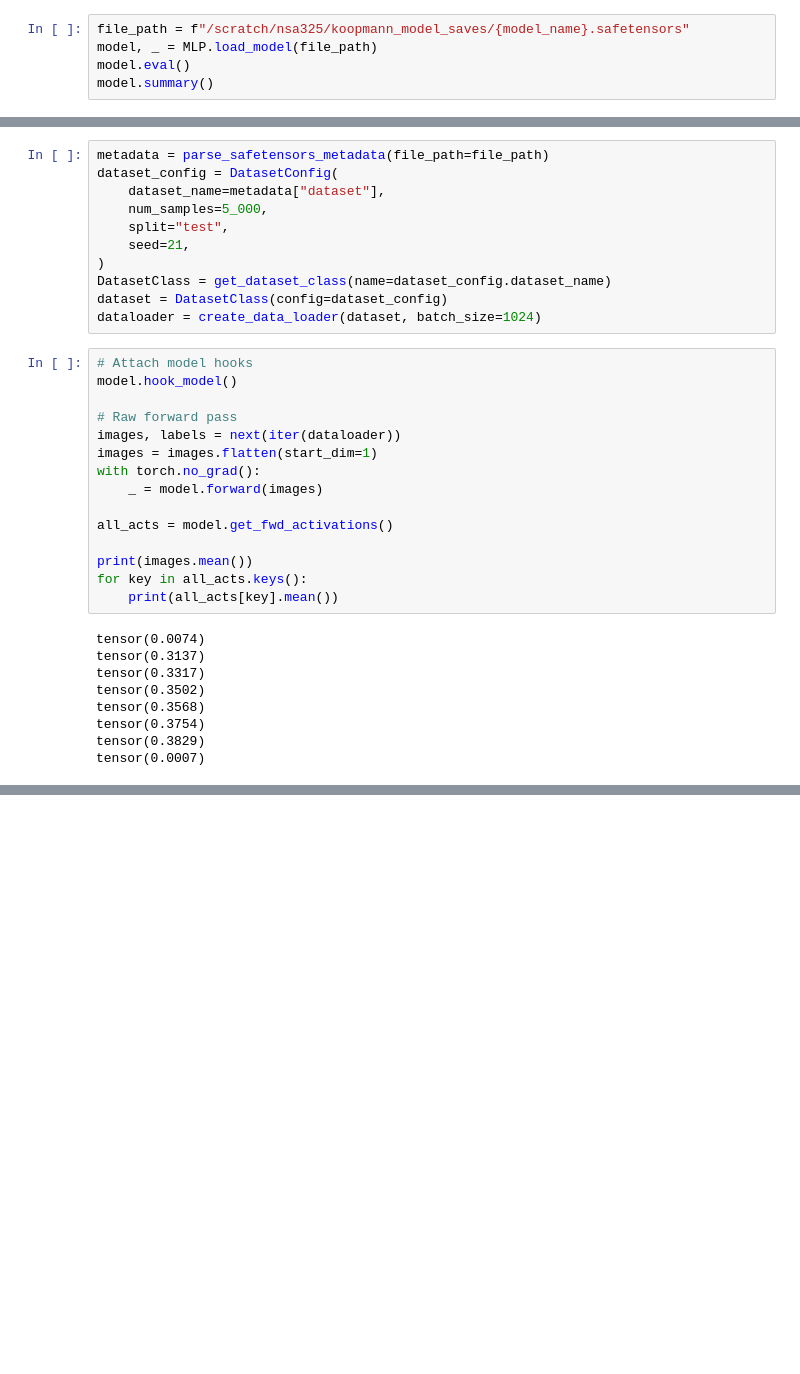
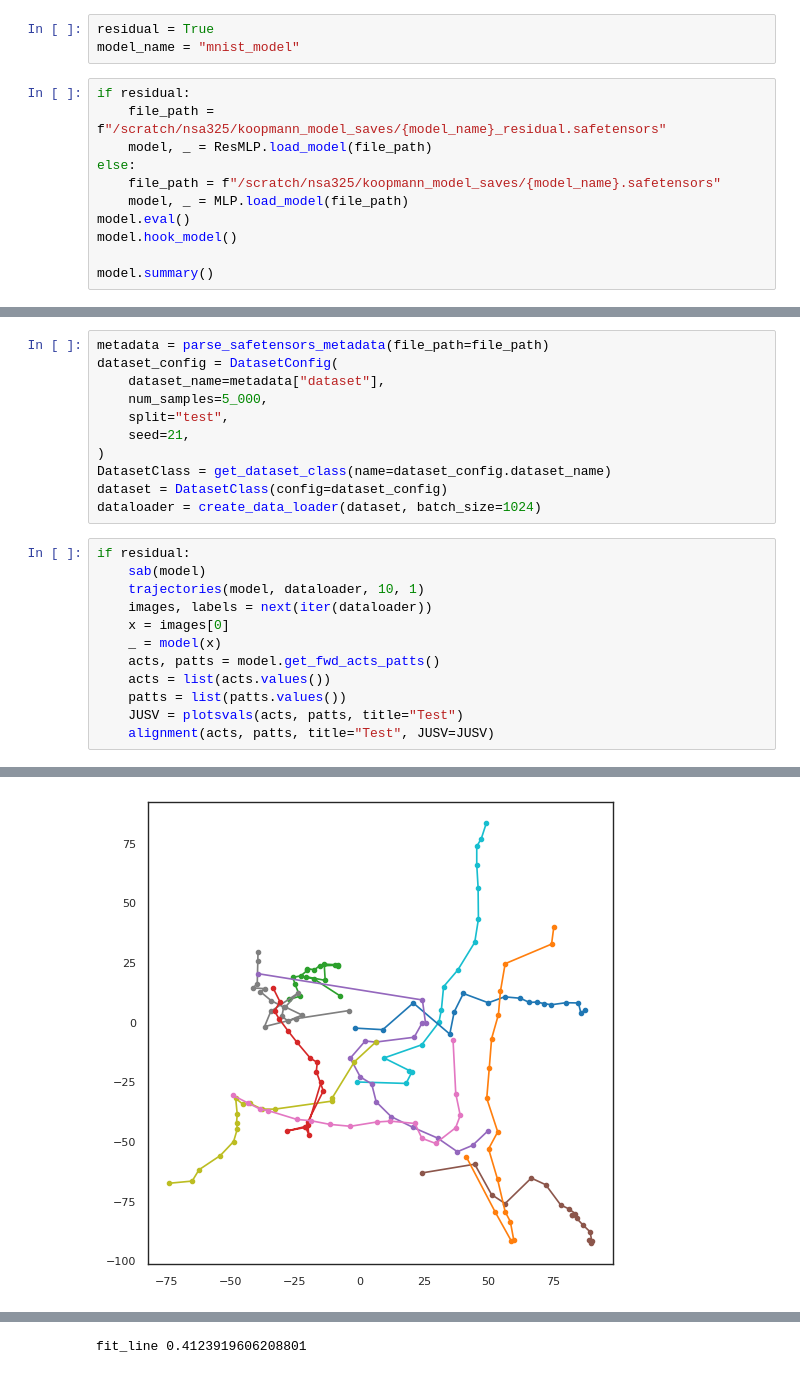
Before and after one commit to niniack/koopmann, a Jupyter notebook: analysis/00_original_model.ipynb, the cells around one changed output, grey strips where cells are left out. Cells and saved outputs as stored; diff of their text form; blank space fills up the shorter version.

Commit message:
align resmlp with mlp

```diff
--- a/analysis/00_original_model.ipynb
+++ b/analysis/00_original_model.ipynb
@@ -25,6 +27,15 @@ model_name = "mnist_model"
+# %%
+residual = True
+model_name = "mnist_model"
 # %%
-file_path = f"/scratch/nsa325/koopmann_model_saves/{model_name}.safetensors"
-model, _ = MLP.load_model(file_path)
+if residual:
+    file_path = f"/scratch/nsa325/koopmann_model_saves/{model_name}_residual.safetensors"
+    model, _ = ResMLP.load_model(file_path)
+else:
+    file_path = f"/scratch/nsa325/koopmann_model_saves/{model_name}.safetensors"
+    model, _ = MLP.load_model(file_path)
 model.eval()
+model.hook_model()
+
 model.summary()
 # %% [output]
@@ -90,27 +102,16 @@ dataset_config = DatasetConfig(
 DatasetClass = get_dataset_class(name=dataset_config.dataset_name)
 dataset = DatasetClass(config=dataset_config)
 dataloader = create_data_loader(dataset, batch_size=1024)
-# %%
-# Attach model hooks
-model.hook_model()
-
-# Raw forward pass
-images, labels = next(iter(dataloader))
-images = images.flatten(start_dim=1)
-with torch.no_grad():
-    _ = model.forward(images)
-
-all_acts = model.get_fwd_activations()
-
-print(images.mean())
-for key in all_acts.keys():
-    print(all_acts[key].mean())
-# %% [output]
-tensor(0.0074)
-tensor(0.3137)
-tensor(0.3317)
-tensor(0.3502)
-tensor(0.3568)
-tensor(0.3754)
-tensor(0.3829)
-tensor(0.0007)
+# %%
+if residual:
+    sab(model)
+    trajectories(model, dataloader, 10, 1)
+    images, labels = next(iter(dataloader))
+    x = images[0]
+    _ = model(x)
+    acts, patts = model.get_fwd_acts_patts()
+    acts = list(acts.values())
+    patts = list(patts.values())
+    JUSV = plotsvals(acts, patts, title="Test")
+    alignment(acts, patts, title="Test", JUSV=JUSV)
+# %% [output]
@@ -116,0 +135 @@ tensor(0.0007)
+[figure, added]
@@ -116,0 +161 @@ tensor(0.0007)
+fit_line 0.4123919606208801
```
Also changed, not shown: parts of 6 cells of this notebook, 11 other files.
